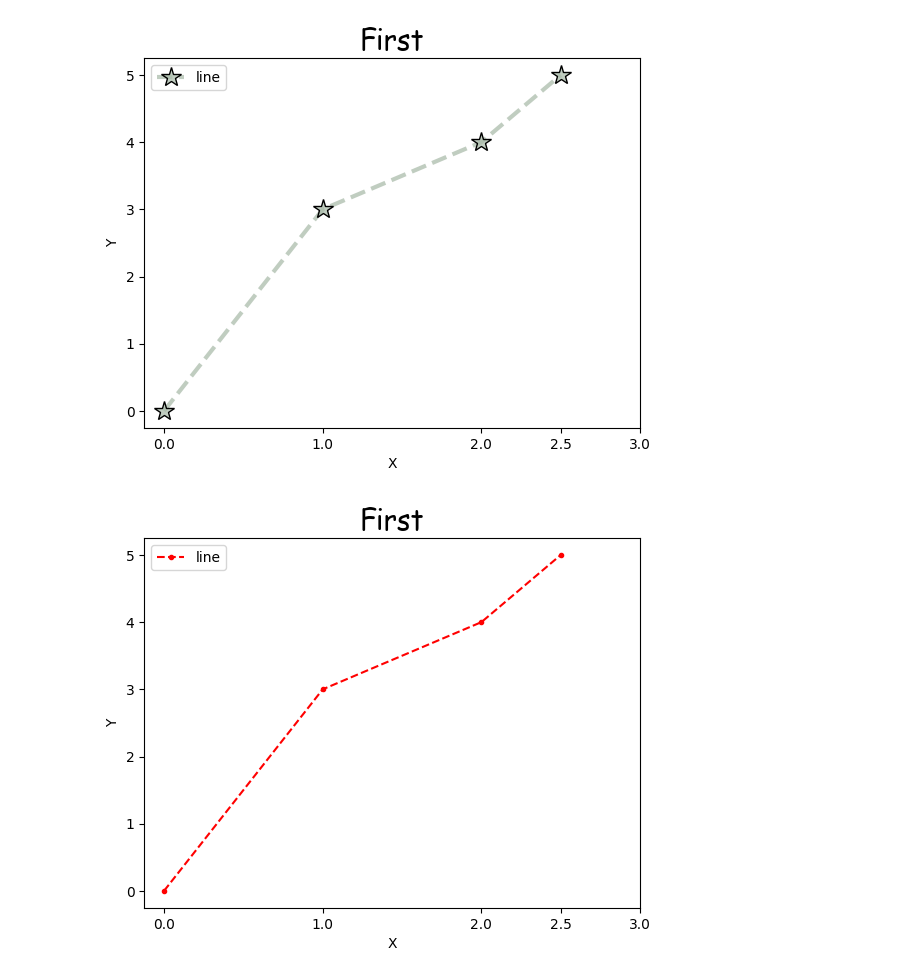
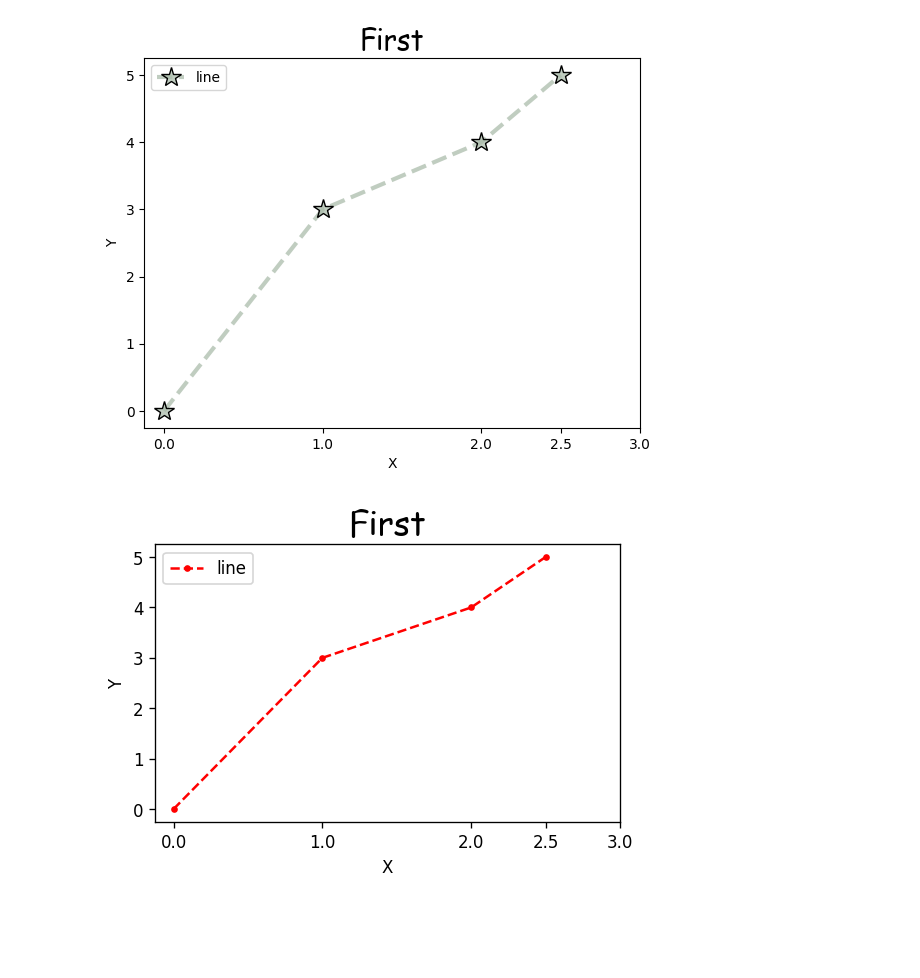
Before and after one commit to thejas-06/python-learning, a Jupyter notebook: Matplotlib/2_scratch.ipynb, the cells around one changed output. Cells and saved outputs as stored; diff of their text form; code cells hidden in the pictures; blank space fills up the shorter version.

```diff
--- a/Matplotlib/2_scratch.ipynb
+++ b/Matplotlib/2_scratch.ipynb
@@ -43,16 +43,18 @@ plt.show()
 # %% [output]
 [figure]
 # %%
+plt.figure(figsize=(5,3),dpi=120)
 x=[0,1,2,2.5]
 y=[0,3,4,5]
 #fmt =[color][marker][line]
 plt.plot(x,y,'r.--',label="line")
 plt.title("First",fontdict={"fontname":"comic Sans MS","fontsize":20})
 plt.xlabel("X")
 plt.ylabel("Y")
 plt.xticks([0,1,2,2.5,3])
 plt.yticks([0,1,2,3,4,5])
 plt.legend()
+plt.savefig("mygraph.png",dpi=200)
 plt.show()
 # %% [output]
-[figure, old version]
+[figure, new version]
```
Also changed, not shown: parts of 22 cells of this notebook, 3 other files.
